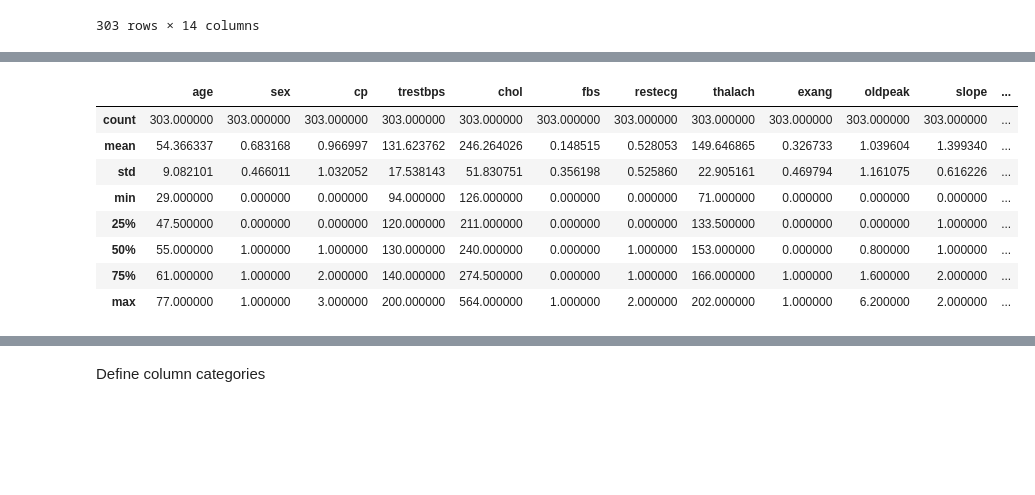
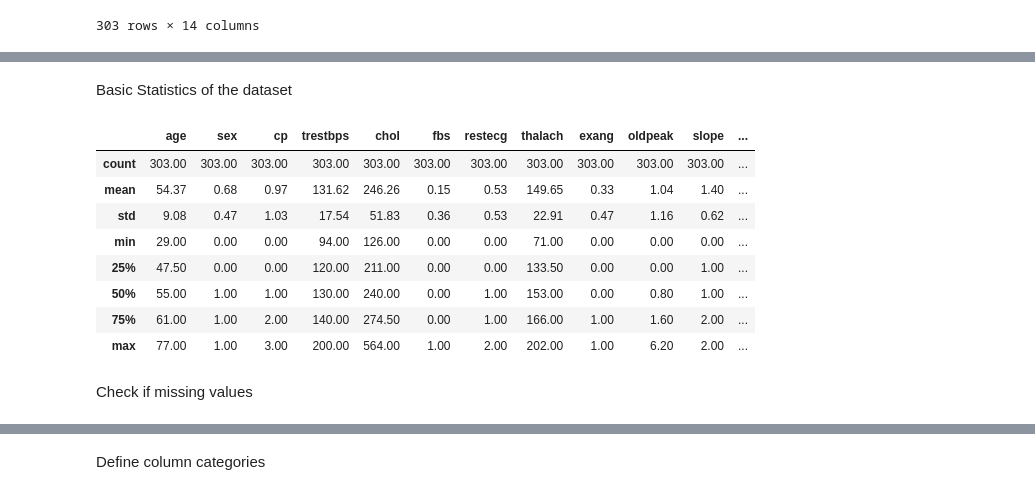
Before and after one commit to mohammedosama27/Mining-project, a Jupyter notebook: preprocessing.ipynb, the cells around one changed output, grey strips where cells are left out. Cells and saved outputs as stored; diff of their text form; code cells hidden in the pictures; blank space fills up the shorter version.

```diff
--- a/preprocessing.ipynb
+++ b/preprocessing.ipynb
@@ -21,12 +60,16 @@ heart
+# %% [markdown]
+Basic Statistics of the dataset
 # %%
-heart.describe()
+heart.describe().round(2)
 # %% [output]
 |  | age | sex | cp | trestbps | chol | fbs | restecg | thalach | exang | oldpeak | slope | ... |
-| count | 303.000000 | 303.000000 | 303.000000 | 303.000000 | 303.000000 | 303.000000 | 303.000000 | 303.000000 | 303.000000 | 303.000000 | 303.000000 | ... |
-| mean | 54.366337 | 0.683168 | 0.966997 | 131.623762 | 246.264026 | 0.148515 | 0.528053 | 149.646865 | 0.326733 | 1.039604 | 1.399340 | ... |
-| std | 9.082101 | 0.466011 | 1.032052 | 17.538143 | 51.830751 | 0.356198 | 0.525860 | 22.905161 | 0.469794 | 1.161075 | 0.616226 | ... |
-| min | 29.000000 | 0.000000 | 0.000000 | 94.000000 | 126.000000 | 0.000000 | 0.000000 | 71.000000 | 0.000000 | 0.000000 | 0.000000 | ... |
-| 25% | 47.500000 | 0.000000 | 0.000000 | 120.000000 | 211.000000 | 0.000000 | 0.000000 | 133.500000 | 0.000000 | 0.000000 | 1.000000 | ... |
-| 50% | 55.000000 | 1.000000 | 1.000000 | 130.000000 | 240.000000 | 0.000000 | 1.000000 | 153.000000 | 0.000000 | 0.800000 | 1.000000 | ... |
-| 75% | 61.000000 | 1.000000 | 2.000000 | 140.000000 | 274.500000 | 0.000000 | 1.000000 | 166.000000 | 1.000000 | 1.600000 | 2.000000 | ... |
-| max | 77.000000 | 1.000000 | 3.000000 | 200.000000 | 564.000000 | 1.000000 | 2.000000 | 202.000000 | 1.000000 | 6.200000 | 2.000000 | ... |
+| count | 303.00 | 303.00 | 303.00 | 303.00 | 303.00 | 303.00 | 303.00 | 303.00 | 303.00 | 303.00 | 303.00 | ... |
+| mean | 54.37 | 0.68 | 0.97 | 131.62 | 246.26 | 0.15 | 0.53 | 149.65 | 0.33 | 1.04 | 1.40 | ... |
+| std | 9.08 | 0.47 | 1.03 | 17.54 | 51.83 | 0.36 | 0.53 | 22.91 | 0.47 | 1.16 | 0.62 | ... |
+| min | 29.00 | 0.00 | 0.00 | 94.00 | 126.00 | 0.00 | 0.00 | 71.00 | 0.00 | 0.00 | 0.00 | ... |
+| 25% | 47.50 | 0.00 | 0.00 | 120.00 | 211.00 | 0.00 | 0.00 | 133.50 | 0.00 | 0.00 | 1.00 | ... |
+| 50% | 55.00 | 1.00 | 1.00 | 130.00 | 240.00 | 0.00 | 1.00 | 153.00 | 0.00 | 0.80 | 1.00 | ... |
+| 75% | 61.00 | 1.00 | 2.00 | 140.00 | 274.50 | 0.00 | 1.00 | 166.00 | 1.00 | 1.60 | 2.00 | ... |
+| max | 77.00 | 1.00 | 3.00 | 200.00 | 564.00 | 1.00 | 2.00 | 202.00 | 1.00 | 6.20 | 2.00 | ... |
+# %% [markdown]
+Check if missing values
```
Also changed, not shown: parts of 38 cells of this notebook, 1 other file.
